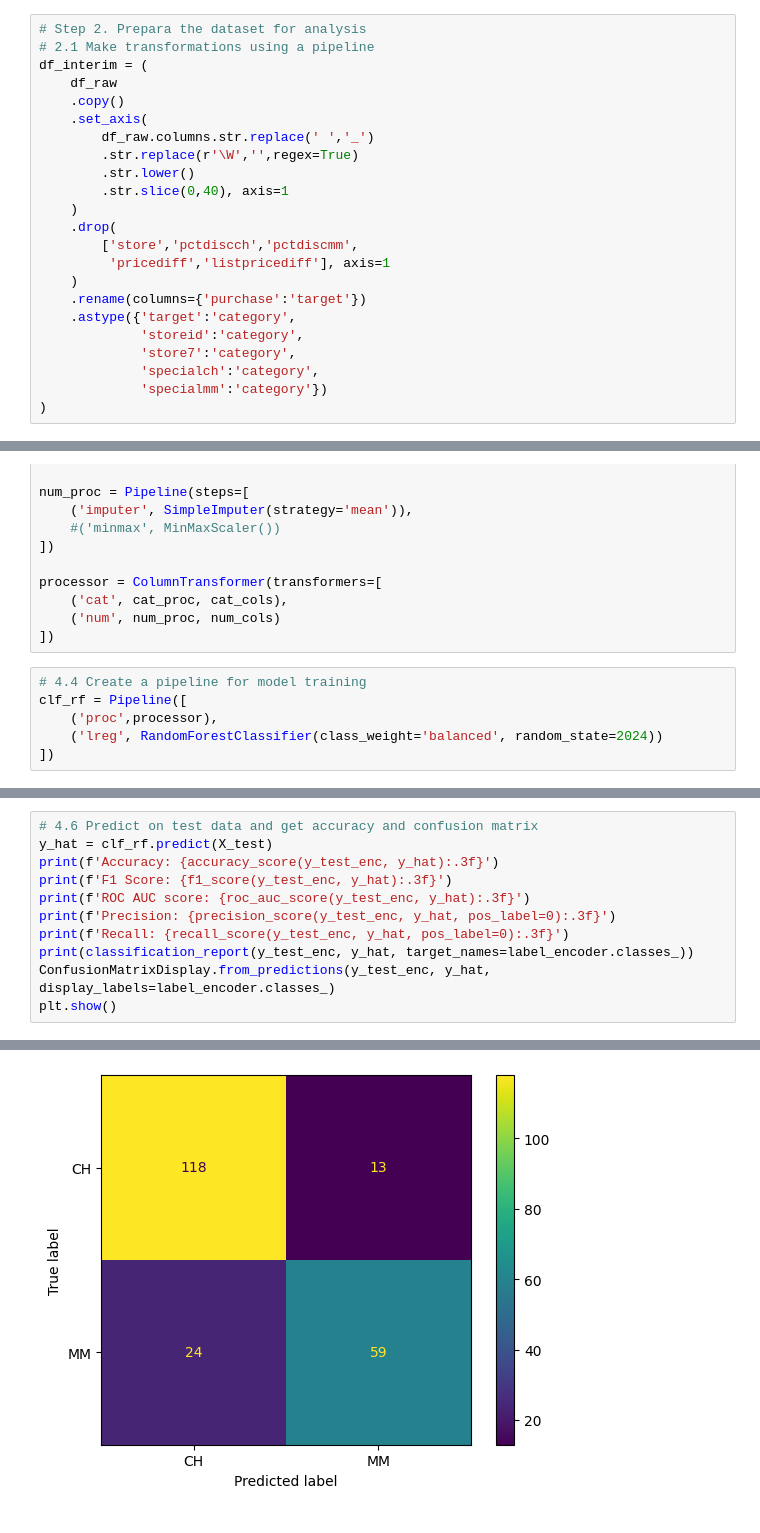
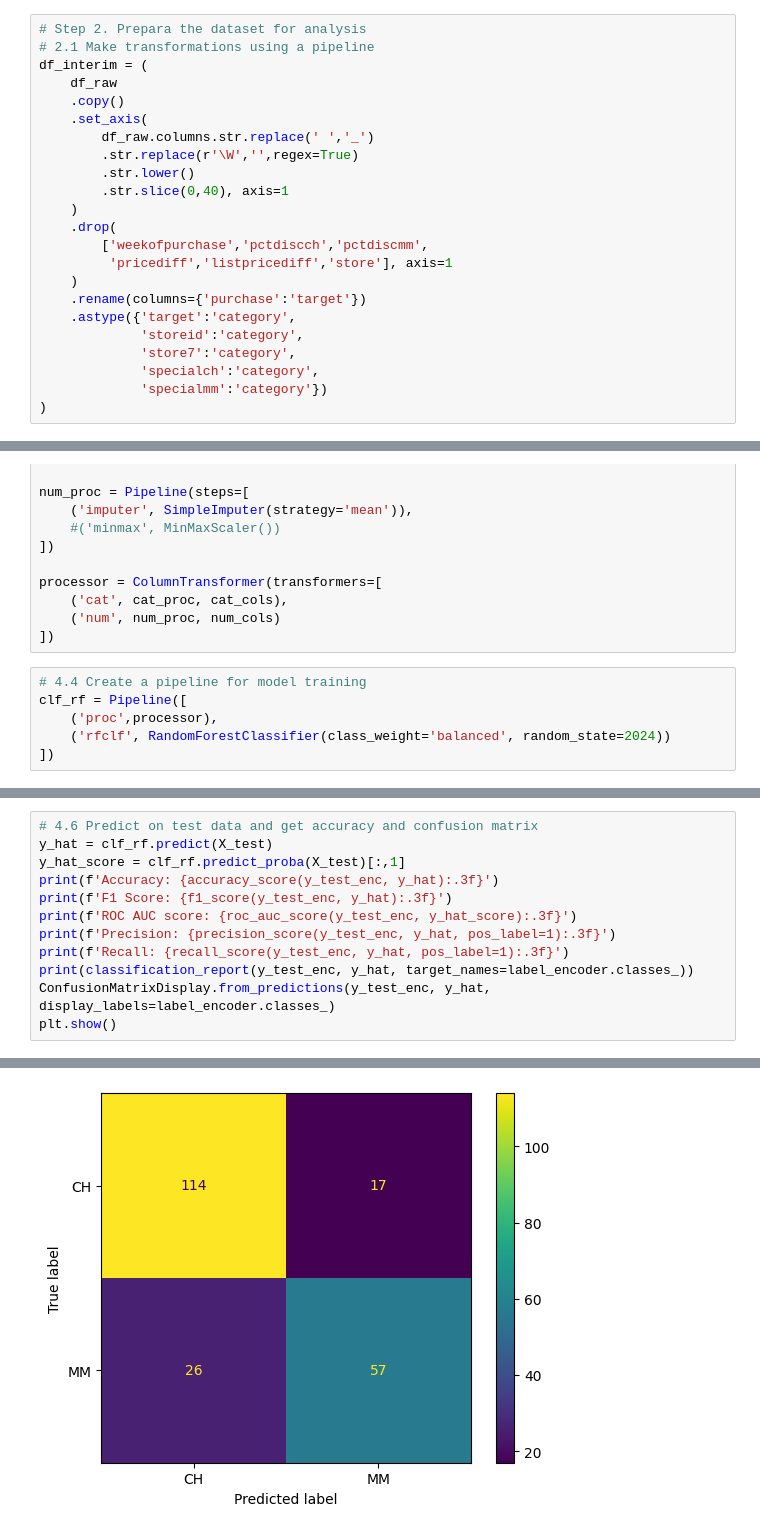
Before and after one commit to alexismenanieves/4Geeks, a Jupyter notebook: notebooks/Orange_Juice_Model.ipynb, the cells around one changed output, grey strips where cells are left out. Saved outputs shown, nothing was run; the diff lists cells and outputs as text.

```diff
--- a/notebooks/Orange_Juice_Model.ipynb
+++ b/notebooks/Orange_Juice_Model.ipynb
@@ -96,8 +97,8 @@ df_interim = (
         .str.slice(0,40), axis=1
     )
     .drop(
-        ['store','pctdiscch','pctdiscmm',
-         'pricediff','listpricediff'], axis=1
+        ['weekofpurchase','pctdiscch','pctdiscmm',
+         'pricediff','listpricediff','store'], axis=1
     )
     .rename(columns={'purchase':'target'})
     .astype({'target':'category',
@@ -251,7 +263,7 @@ processor = ColumnTransformer(transformers=[
 # 4.4 Create a pipeline for model training
 clf_rf = Pipeline([
     ('proc',processor),
-    ('lreg', RandomForestClassifier(class_weight='balanced', random_state=2024))
+    ('rfclf', RandomForestClassifier(class_weight='balanced', random_state=2024))
 ])
 # %%
 # 4.5 Train the model
@@ -277,11 +289,12 @@ Pipeline(steps=[('proc',
 # %%
 # 4.6 Predict on test data and get accuracy and confusion matrix
 y_hat = clf_rf.predict(X_test)
+y_hat_score = clf_rf.predict_proba(X_test)[:,1]
 print(f'Accuracy: {accuracy_score(y_test_enc, y_hat):.3f}')
 print(f'F1 Score: {f1_score(y_test_enc, y_hat):.3f}')
-print(f'ROC AUC score: {roc_auc_score(y_test_enc, y_hat):.3f}')
-print(f'Precision: {precision_score(y_test_enc, y_hat, pos_label=0):.3f}')
-print(f'Recall: {recall_score(y_test_enc, y_hat, pos_label=0):.3f}')
+print(f'ROC AUC score: {roc_auc_score(y_test_enc, y_hat_score):.3f}')
+print(f'Precision: {precision_score(y_test_enc, y_hat, pos_label=1):.3f}')
+print(f'Recall: {recall_score(y_test_enc, y_hat, pos_label=1):.3f}')
 print(classification_report(y_test_enc, y_hat, target_names=label_encoder.classes_))
 ConfusionMatrixDisplay.from_predictions(y_test_enc, y_hat, display_labels=label_encoder.classes_)
 plt.show()
@@ -302 +315 @@ weighted avg       0.83      0.83      0.82       214
-[figure, old version]
+[figure, new version]
```
Also changed, not shown: parts of 20 cells of this notebook.
